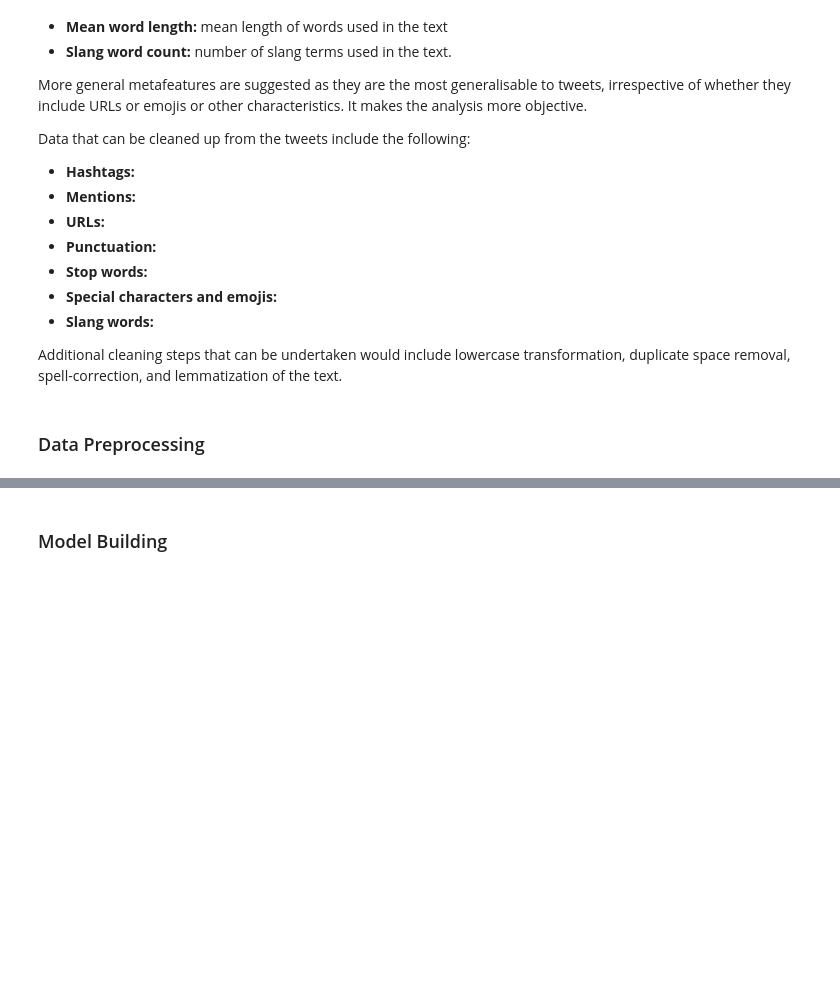
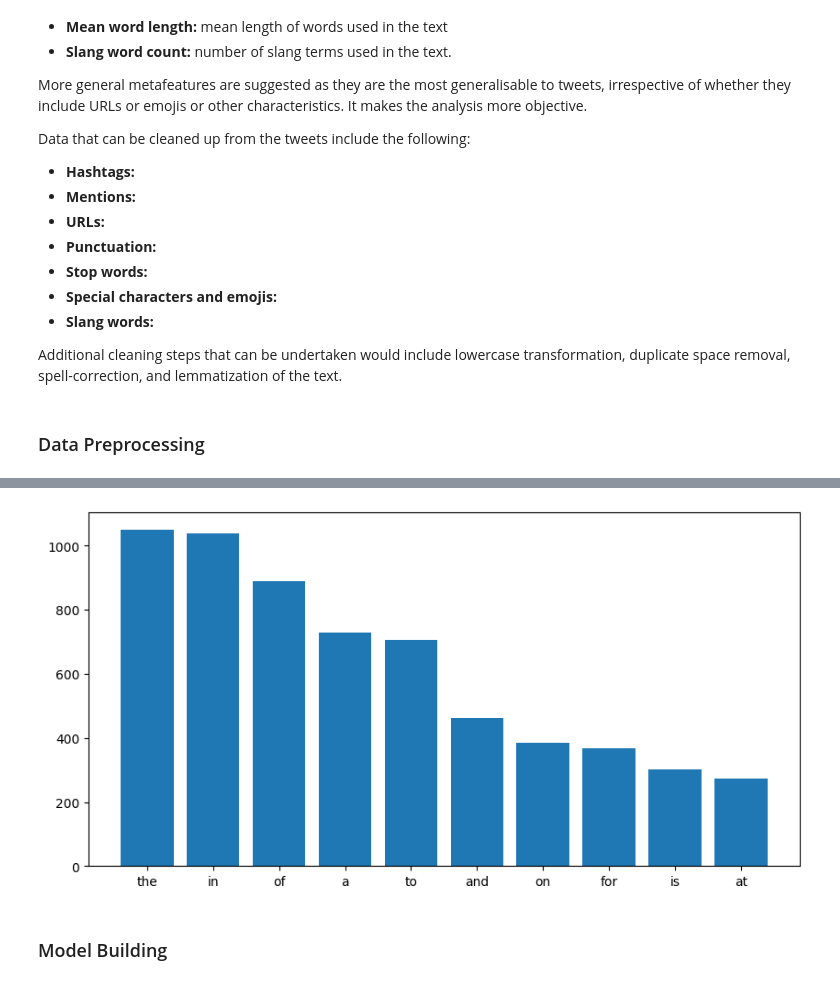
Before and after one commit to T2LIPthedeveloper/ML-and-AI-Projects, a Jupyter notebook: NLP-with-Disaster-Tweets/disaster_tweets_v1.ipynb, the cells around one changed output, grey strips where cells are left out. Drawn from its saved outputs; the diff is of its cells as text; code cells hidden in the pictures; blank space fills up the shorter version.

```diff
--- a/NLP-with-Disaster-Tweets/disaster_tweets_v1.ipynb
+++ b/NLP-with-Disaster-Tweets/disaster_tweets_v1.ipynb
@@ -159,2 +216,7 @@ Additional cleaning steps that can be undertaken would include lowercase transfo
+# %%
+### COMMON STOPWORDS IN DISASTER TWEETS ###
+disp_top(p_top)
+# %% [output]
+[figure, added]
 # %%
 ### CREATING PREPROCESSING METHODS ###
```
Also changed, not shown: parts of 13 cells of this notebook, 11 other files.
